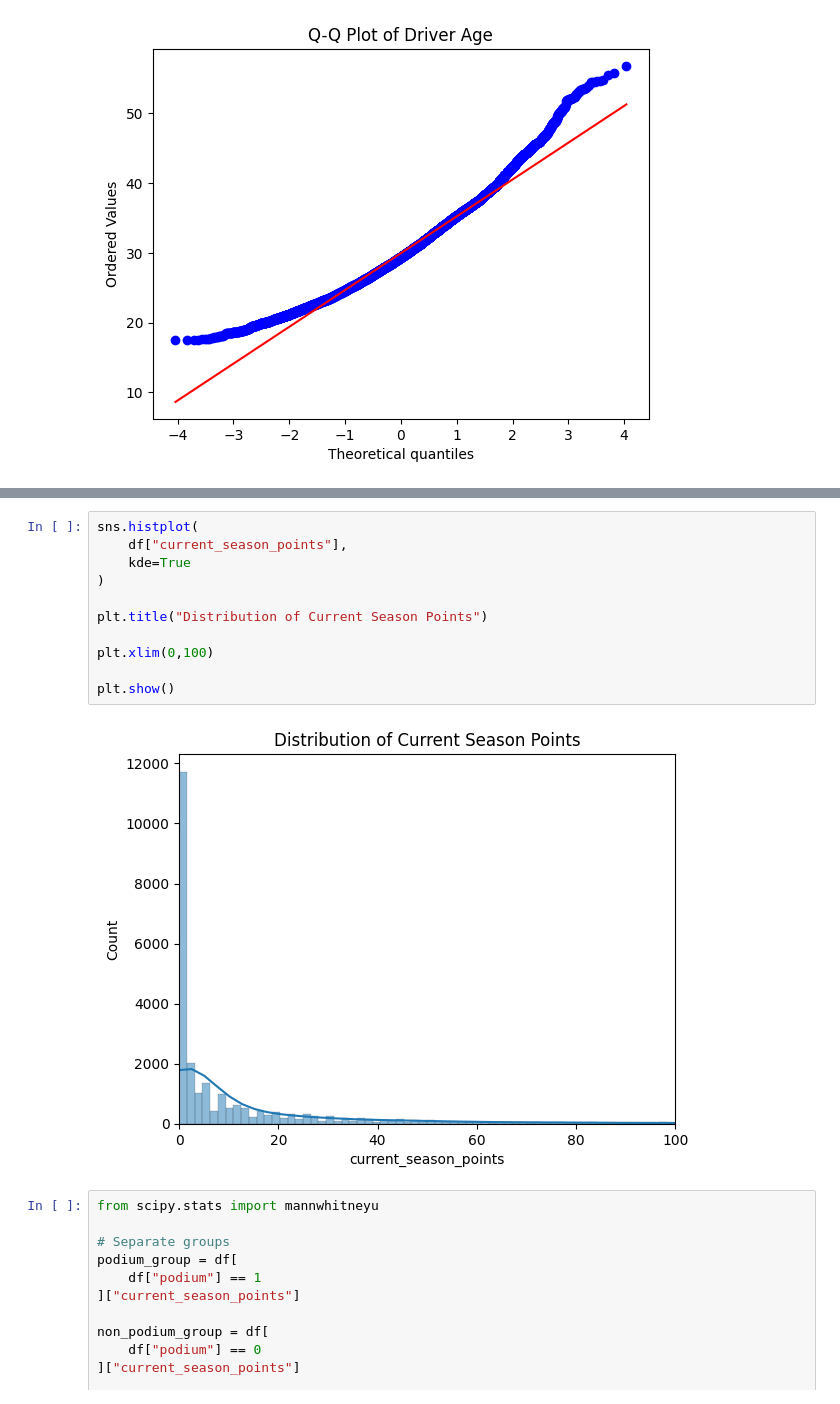
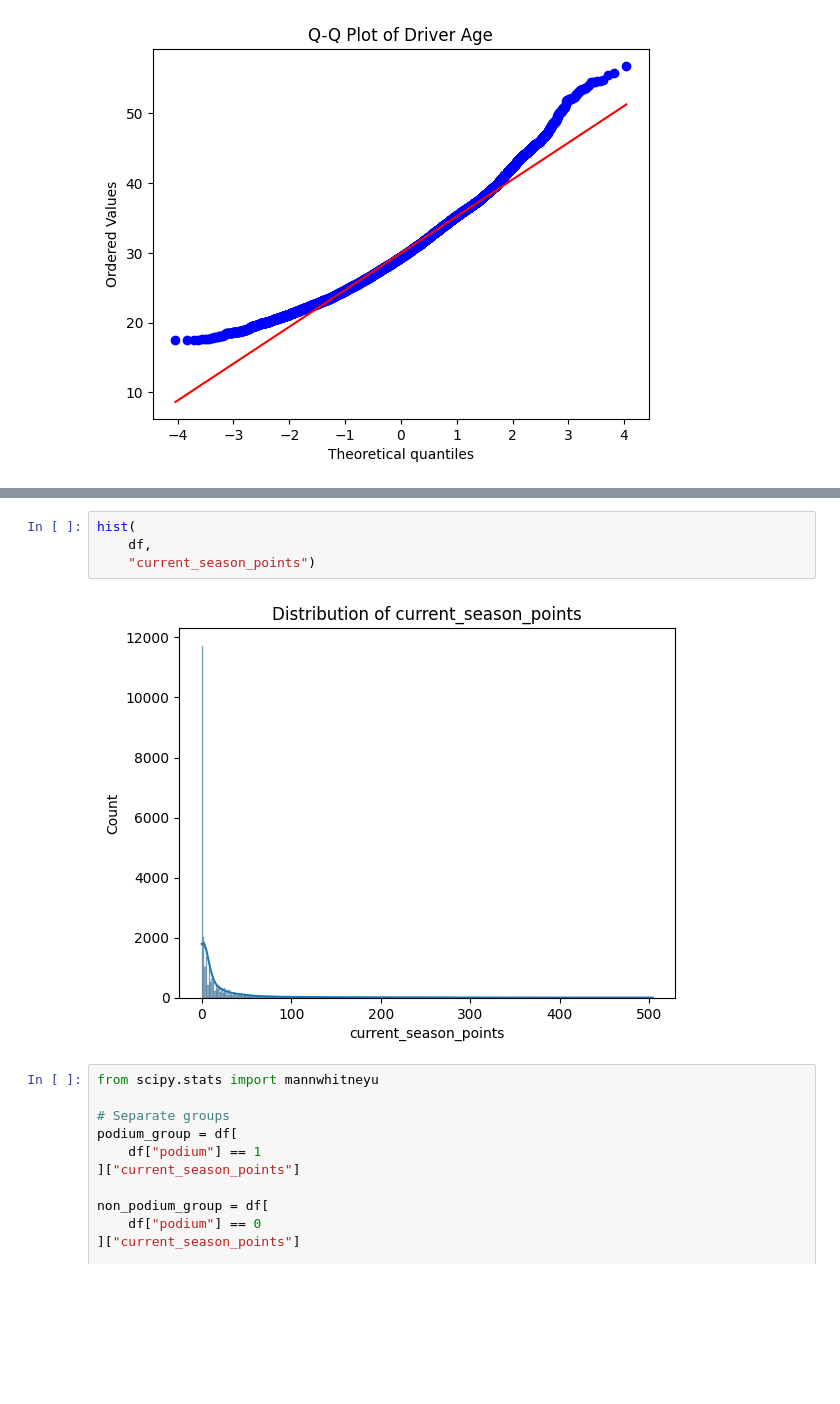
Before and after one commit to andersjohnsennn/F1-project, a Jupyter notebook: notebooks/04_classification_podium.ipynb, the cells around one changed output, grey strips where cells are left out. Drawn from its saved outputs; the diff is of its cells as text; blank space fills up the shorter version.

```diff
--- a/notebooks/04_classification_podium.ipynb
+++ b/notebooks/04_classification_podium.ipynb
@@ -349,16 +321,9 @@ Driver nationality is associated with podium finishes.
 # %%
-sns.histplot(
-    df["current_season_points"],
-    kde=True
-)
-
-plt.title("Distribution of Current Season Points")
-
-plt.xlim(0,100)
-
-plt.show()
+hist(
+    df,
+    "current_season_points")
 # %% [output]
-[figure, old version]
+[figure, new version]
 # %%
 from scipy.stats import mannwhitneyu
 
```
Also changed, not shown: parts of 48 cells of this notebook, 9 other files.
